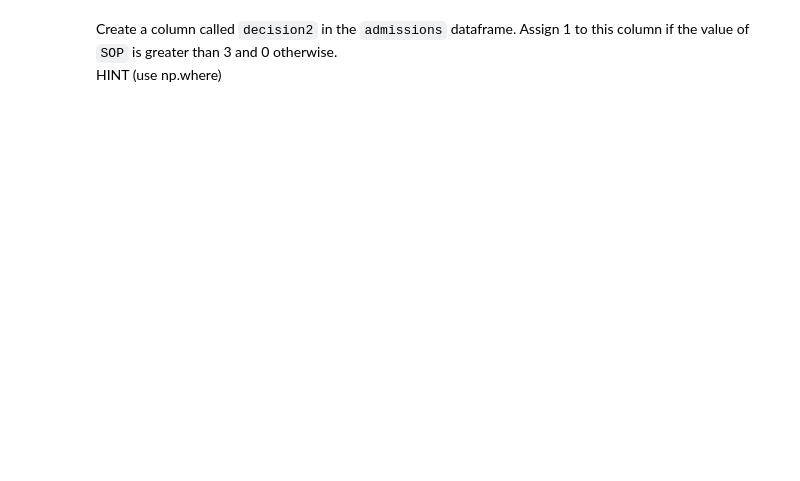
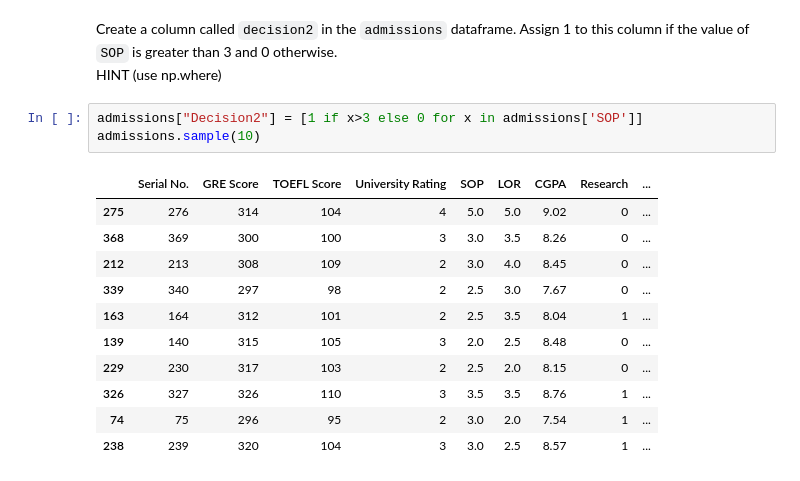
Before and after one commit to Ironhack-Data-Madrid-Enero-2022/lab-pandas, a Jupyter notebook: your-code/pandas_1.ipynb, the cells around one changed output. Drawn from its saved outputs; the diff is of its cells as text; blank space fills up the shorter version.

```diff
--- a/your-code/pandas_1.ipynb
+++ b/your-code/pandas_1.ipynb
@@ -266,3 +310,18 @@ Now we create a new column called "Decision" and apply to the TOEFL Score column
 # %% [markdown]
 Create a column called `decision2` in the `admissions` dataframe. Assign 1 to this column if the value of `SOP` is greater than 3 and 0 otherwise.
 HINT (use np.where)
+# %%
+admissions["Decision2"] = [1 if x>3 else 0 for x in admissions['SOP']]
+admissions.sample(10)
+# %% [output]
+|  | Serial No. | GRE Score | TOEFL Score | University Rating | SOP | LOR | CGPA | Research | ... |
+| 275 | 276 | 314 | 104 | 4 | 5.0 | 5.0 | 9.02 | 0 | ... |
+| 368 | 369 | 300 | 100 | 3 | 3.0 | 3.5 | 8.26 | 0 | ... |
+| 212 | 213 | 308 | 109 | 2 | 3.0 | 4.0 | 8.45 | 0 | ... |
+| 339 | 340 | 297 | 98 | 2 | 2.5 | 3.0 | 7.67 | 0 | ... |
+| 163 | 164 | 312 | 101 | 2 | 2.5 | 3.5 | 8.04 | 1 | ... |
+| 139 | 140 | 315 | 105 | 3 | 2.0 | 2.5 | 8.48 | 0 | ... |
+| 229 | 230 | 317 | 103 | 2 | 2.5 | 2.0 | 8.15 | 0 | ... |
+| 326 | 327 | 326 | 110 | 3 | 3.5 | 3.5 | 8.76 | 1 | ... |
+| 74 | 75 | 296 | 95 | 2 | 3.0 | 2.0 | 7.54 | 1 | ... |
+| 238 | 239 | 320 | 104 | 3 | 3.0 | 2.5 | 8.57 | 1 | ... |
```
Also changed, not shown: parts of 5 cells of this notebook.
